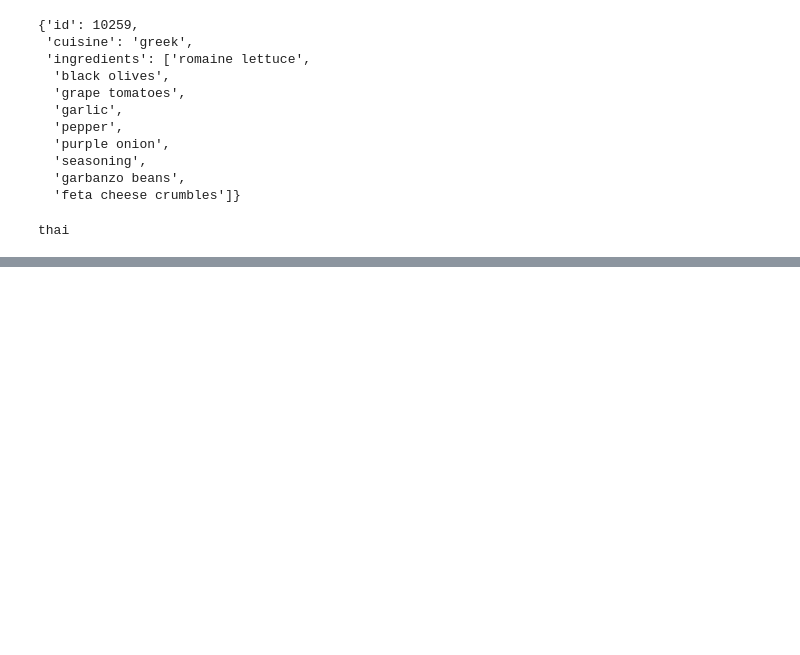
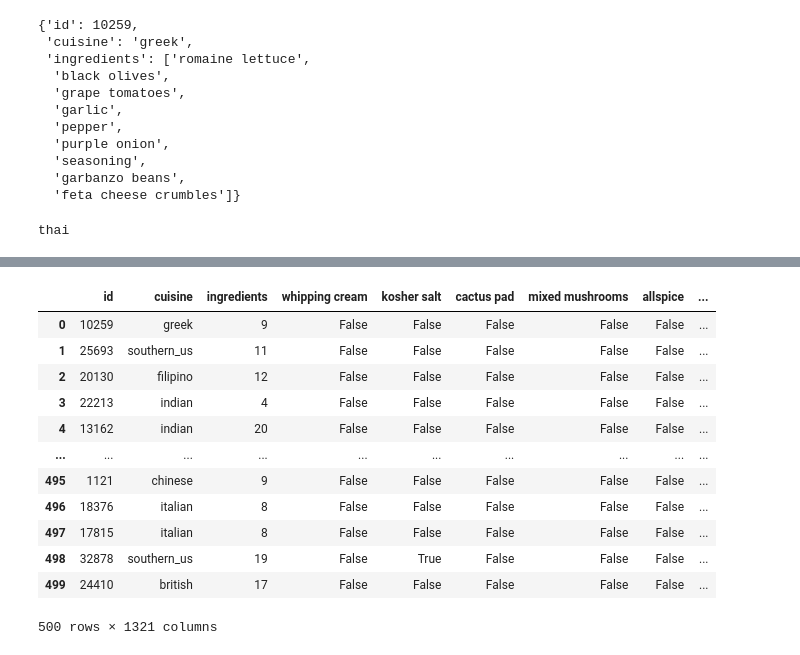
Before and after one commit to fandox/DataScience, a Jupyter notebook: PY16/p2-19.ipynb, the cells around one changed output, grey strips where cells are left out. Saved outputs shown, nothing was run; the diff lists cells and outputs as text; code cells hidden in the pictures; blank space fills up the shorter version.

```diff
--- a/PY16/p2-19.ipynb
+++ b/PY16/p2-19.ipynb
@@ -267,0 +342,18 @@ TypeError: first argument must be callable or None
+# %%
+df3 = pd.read_csv('data/recipes.csv')
+# %%
+df3
+# %% [output]
+|  | id | cuisine | ingredients | whipping cream | kosher salt | cactus pad | mixed mushrooms | allspice | ... |
+| 0 | 10259 | greek | 9 | False | False | False | False | False | ... |
+| 1 | 25693 | southern_us | 11 | False | False | False | False | False | ... |
+| 2 | 20130 | filipino | 12 | False | False | False | False | False | ... |
+| 3 | 22213 | indian | 4 | False | False | False | False | False | ... |
+| 4 | 13162 | indian | 20 | False | False | False | False | False | ... |
+| ... | ... | ... | ... | ... | ... | ... | ... | ... | ... |
+| 495 | 1121 | chinese | 9 | False | False | False | False | False | ... |
+| 496 | 18376 | italian | 8 | False | False | False | False | False | ... |
+| 497 | 17815 | italian | 8 | False | False | False | False | False | ... |
+| 498 | 32878 | southern_us | 19 | False | True | False | False | False | ... |
+| 499 | 24410 | british | 17 | False | False | False | False | False | ... |
+500 rows × 1321 columns
```
Also changed, not shown: parts of 15 cells of this notebook.
